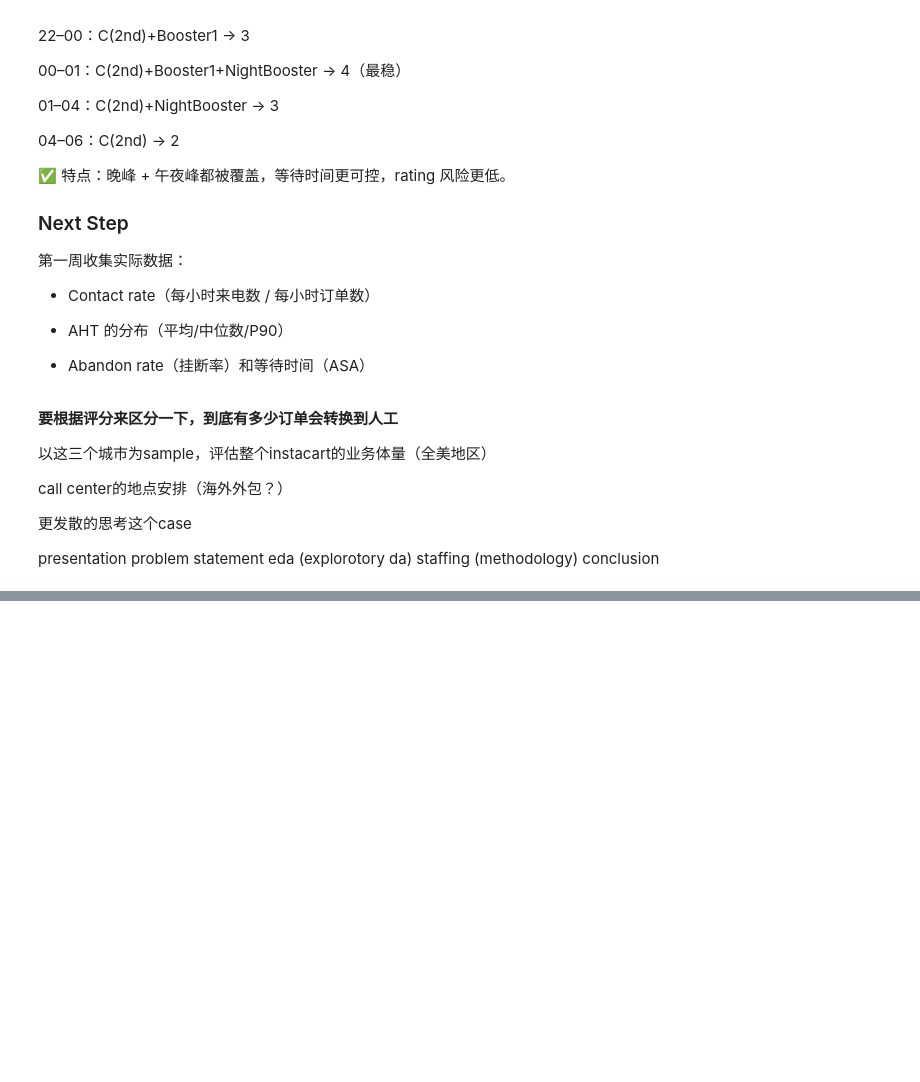
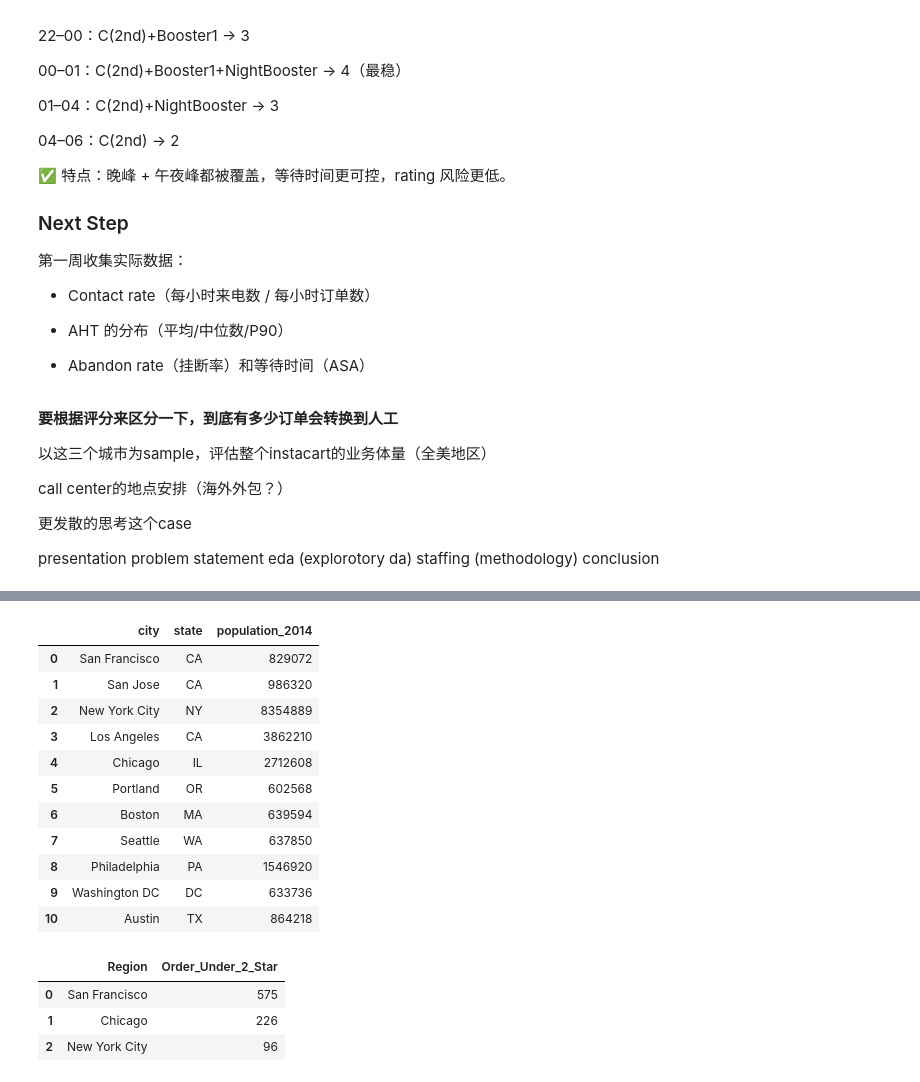
Before and after one commit to PeiZheng224/AI-Powered-Marketing-Content-Pipeline, a Jupyter notebook: instacart_1/takehomefile.ipynb, the cells around one changed output, grey strips where cells are left out. Saved outputs shown, nothing was run; the diff lists cells and outputs as text; code cells hidden in the pictures; blank space fills up the shorter version.

```diff
--- a/instacart_1/takehomefile.ipynb
+++ b/instacart_1/takehomefile.ipynb
@@ -1521,0 +1571,63 @@ Instacart 成立于 2012 年 7 月，最初服务于旧金山湾区本地市场
+# %%
+# 调用 Census API 批量查询 2014 年人口
+rows = []
+
+for state_abbr, place_fips, city in cities:
+
+    if state_abbr == "DC":
+        state_fips = states.DC.fips
+    else:
+        state_fips = states.lookup(state_abbr).fips
+
+    result = c.acs5.state_place(
+        ('B01003_001E',),   # Total population
+        state_fips,
+        place_fips,
+        year=2014
+    )[0]
+
+    rows.append({
+        "city": city,
+        "state": state_abbr,
+        "population_2014": int(result["B01003_001E"])
+    })
+
+df_population_2014 = pd.DataFrame(rows)
+df_population_2014
+# %% [output]
+|  | city | state | population_2014 |
+| 0 | San Francisco | CA | 829072 |
+| 1 | San Jose | CA | 986320 |
+| 2 | New York City | NY | 8354889 |
+| 3 | Los Angeles | CA | 3862210 |
+| 4 | Chicago | IL | 2712608 |
+| 5 | Portland | OR | 602568 |
+| 6 | Boston | MA | 639594 |
+| 7 | Seattle | WA | 637850 |
+| 8 | Philadelphia | PA | 1546920 |
+| 9 | Washington DC | DC | 633736 |
+| 10 | Austin | TX | 864218 |
+# %%
+# 选出差评的数量，大概有个估计
+
+query = """
+SELECT region AS Region, COUNT(*) AS Order_Under_2_Star
+FROM customer_data
+WHERE `customer order rating` <= 2
+GROUP BY `region`
+ORDER BY Order_Under_2_Star DESC
+"""
+region_poor_rating_df = pd.read_sql(query, engine)
+
+region_poor_rating_df['Region'] = region_poor_rating_df['Region'].replace({
+    'chi': 'Chicago',
+    'nyc': 'New York City',
+    'sf': 'San Francisco'
+})
+
+display(region_poor_rating_df)
+# %% [output]
+|  | Region | Order_Under_2_Star |
+| 0 | San Francisco | 575 |
+| 1 | Chicago | 226 |
+| 2 | New York City | 96 |
```
Also changed, not shown: parts of 9 cells of this notebook.
